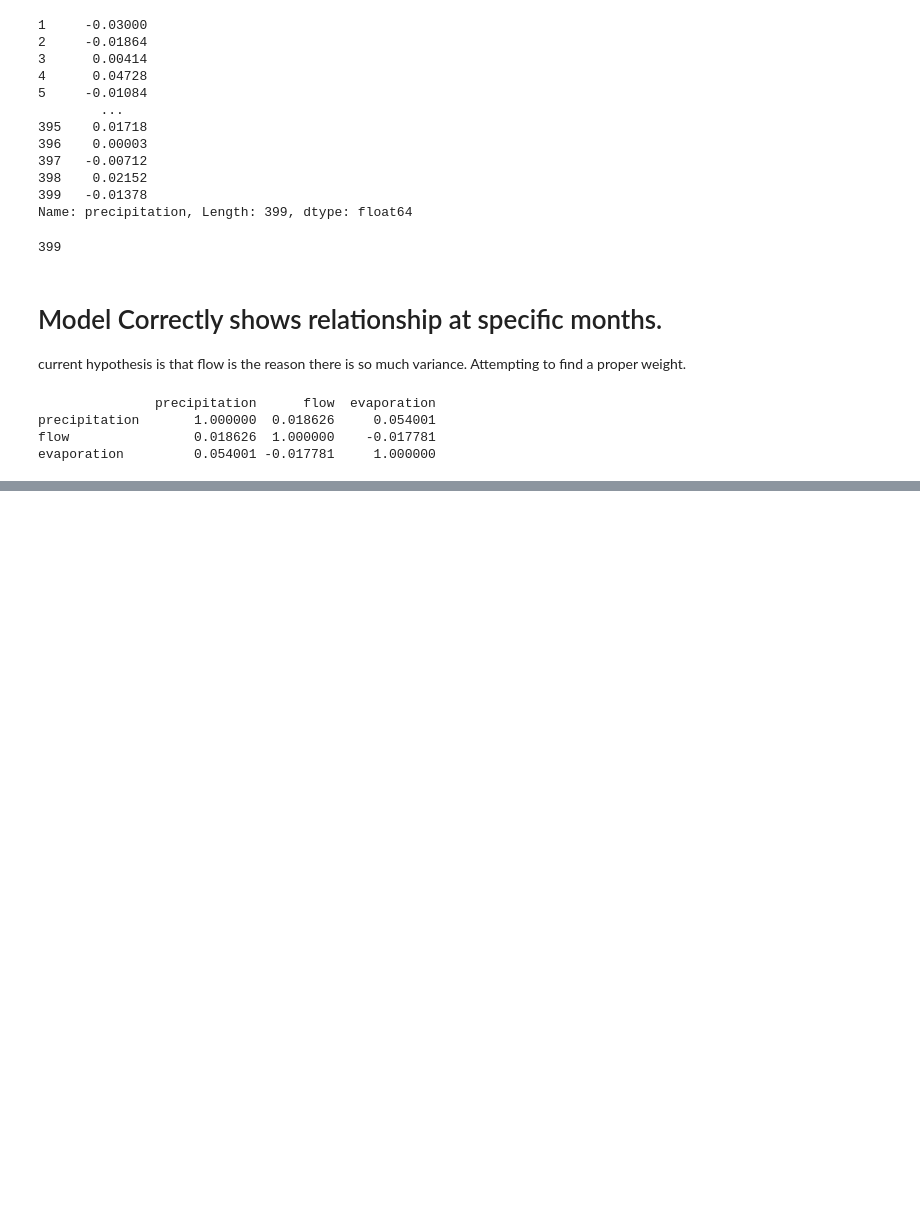
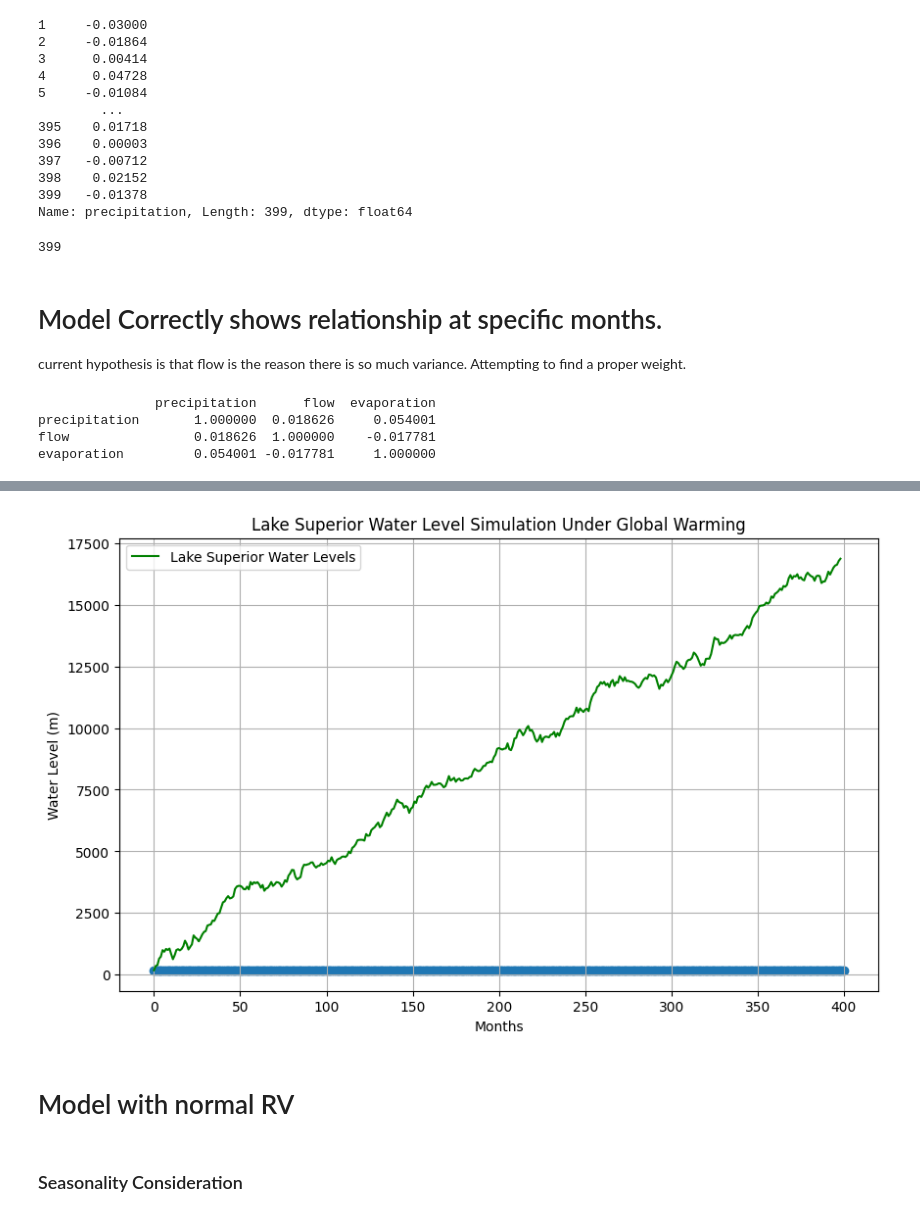
Before and after one commit to EmilioD19/Math-42-Final-Project, a Jupyter notebook: test file.ipynb, the cells around one changed output, grey strips where cells are left out. Saved outputs shown, nothing was run; the diff lists cells and outputs as text; code cells hidden in the pictures; blank space fills up the shorter version.

Commit message:
error funct

```diff
--- a/test file.ipynb
+++ b/test file.ipynb
@@ -689,0 +707,60 @@ plt.show()
+# %%
+approx = [initial_water_level]
+for i in range(1, n):
+    # Calculate the new water level
+    new_level = w[i-1] + p[i-1] - e[i-1] + inflow[i-1]
+
+    approx.append(max(new_level, 0))  # Prevent negative water levels
+
+
+(actual - approx).describe()
+
+approx = [initial_water_level]
+# %%
+import matplotlib.pyplot as plt
+import numpy as np
+
+# Parameters
+n = 399  # Number of steps
+initial_water_level = 183.53  # Initial water level for Lake Superior
+
+# Initialize water levels
+w = [initial_water_level]
+
+# Consider Factors
+p = (superior['precipitation'].iloc[-400:].reset_index(drop = True) / 1000).diff().dropna().reset_index(drop = True)
+inflow = (superior['flow'].iloc[-400:].reset_index(drop = True) / 1000).diff().dropna().reset_index(drop = True)
+e = (superior['evaporation'].iloc[-400:].reset_index(drop = True) / 1000).diff().dropna().reset_index(drop = True)
+r = 0.0061
+
+# water runoff
+alpha = np.random.uniform(-0.000019,0)
+beta = np.random.uniform(0,0.00073)
+gamma = np.random.uniform(-0.000366, 0)
+tau = np.random.uniform(0, 0.0001)
+epsilon = np.random.normal(error.mean() - error.std(),error.mean() + error.std())
+
+# Simulate water levels
+for i in range(1, n):
+    # Calculate the new water level
+    epsilon = np.random.normal(error.mean() - error.std(),error.mean() + error.std())
+    new_level = w[i-1] + p[i-1] + inflow[i-1] - e[i-1] + epsilon
+
+    w.append(max(new_level, 0))  # Prevent negative water levels
+
+# Plot the results
+plt.figure(figsize=(10, 6))
+plt.scatter(np.linspace(0, 400, 400), superior.iloc[-400:, 3])
+plt.plot(range(n), w, label="Lake Superior Water Levels", color='green')
+plt.xlabel("Months")
+plt.ylabel("Water Level (m)")
+plt.title("Lake Superior Water Level Simulation Under Global Warming")
+plt.legend()
+plt.grid()
+plt.show()
+# %% [output]
+[figure, added]
+# %% [markdown]
+# Model with normal RV
+# %% [markdown]
+### Seasonality Consideration
```
Also changed, not shown: parts of 17 cells of this notebook, 4 other files.
